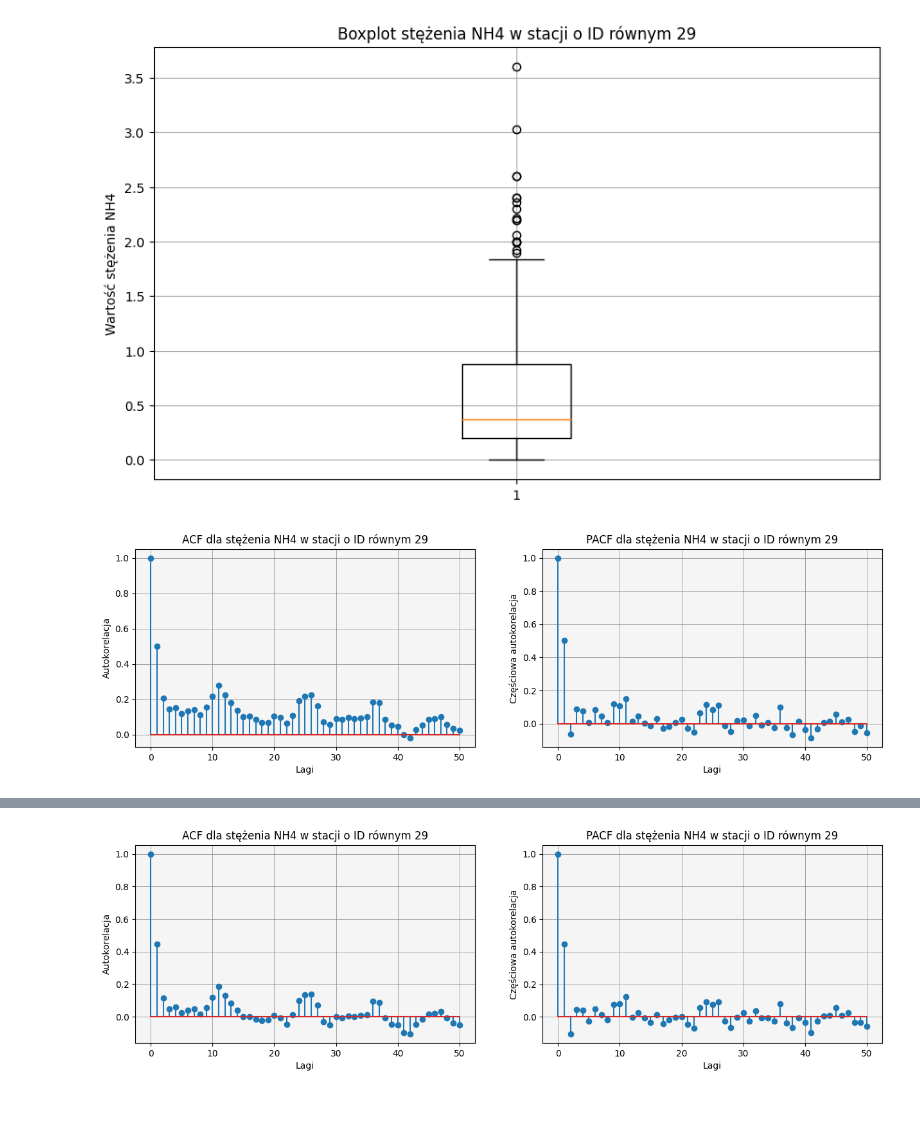
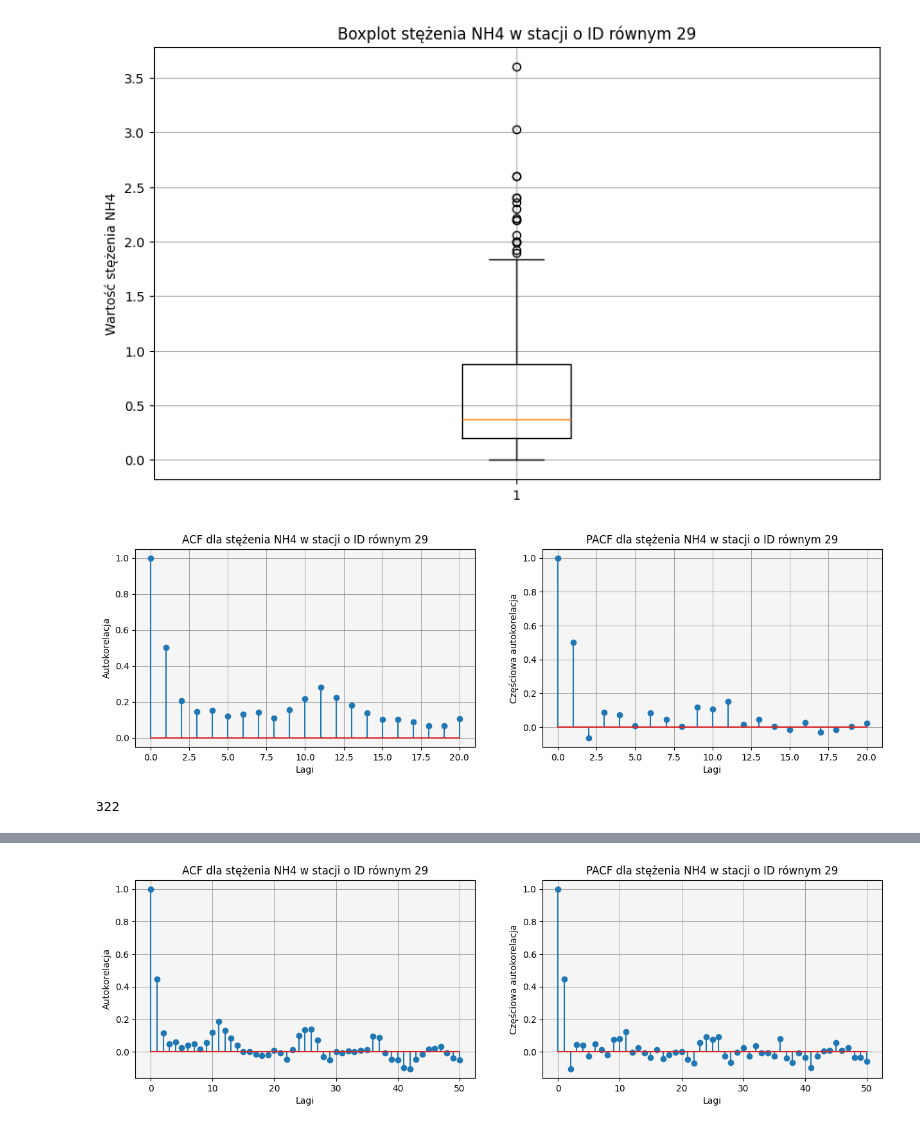
Before and after one commit to MarCodeWaves/Water_pollution_math_modelling, a Jupyter notebook: prez_MDM_kody_z_predykcja.ipynb, the cells around one changed output, grey strips where cells are left out. Cells and saved outputs as stored; diff of their text form; code cells hidden in the pictures.

```diff
--- a/prez_MDM_kody_z_predykcja.ipynb
+++ b/prez_MDM_kody_z_predykcja.ipynb
@@ -147,6 +124,12 @@ Warnings:
 [1] Covariance matrix calculated using the outer product of gradients (complex-step).
 # %% [markdown]
 # Szukanie modelu ARMA
+# %%
+data = pd.read_csv('data//PB_1996_2019_NH4.csv', sep=';')
+
+data['Date'] = pd.to_datetime(data['Date'], format='%d.%m.%Y')
+
+data_sorted = data.sort_values(by='Date')
 # %% [markdown]
 ## 1. Wizualizacja danych
 # %% [markdown]
@@ -154,11 +137,12 @@ Warnings:
 # %%
-station_data = data[data['ID_Station'] == 29]
+stacja = 29
+station_data = data[data['ID_Station'] == stacja]
 
 station_data['Date'] = pd.to_datetime(station_data['Date'], format='%d.%m.%Y')
 
 plt.figure(figsize=(9, 5))
 plt.scatter(station_data['Date'], station_data['NH4'], marker='o', linestyle='-', s=13)
-plt.title('Stężenie NH4 w stacji o ID równym 29')
+plt.title(f'Stężenie NH4 w stacji o ID równym {stacja}')
 plt.xlabel('Data')
 plt.ylabel('Wartość stężenia NH4')
 plt.grid(True)
@@ -188,32 +172,32 @@ plt.show()
 # %%
 from statsmodels.tsa.stattools import acf, pacf
 
 # Obliczenie funkcji autokorelacji
-lags = min(len(station_data) // 2, 50)  # liczba opóźnień
+lags = min(len(station_data) // 2, 20)  # liczba opóźnień
 acf_values = acf(station_data['NH4'], nlags=lags)
 pacf_values = pacf(station_data['NH4'], nlags=lags)
 
 # Wykresy funkcji autokorelacji
 plt.figure(figsize=(15,4))
 
 plt.subplot(1,2,1)
 plt.stem(range(lags + 1), acf_values)
 plt.xlabel('Lagi')
 plt.ylabel('Autokorelacja')
 plt.title('ACF dla stężenia NH4 w stacji o ID równym 29')
 plt.grid(color='gray', linestyle='-', linewidth=0.5)
 plt.gca().set_facecolor('whitesmoke')
 
 plt.subplot(1,2,2)
 plt.stem(range(lags + 1), pacf_values)
 plt.xlabel('Lagi')
 plt.ylabel('Częściowa autokorelacja')
 plt.title('PACF dla stężenia NH4 w stacji o ID równym 29')
 plt.grid(color='gray', linestyle='-', linewidth=0.5)
 plt.gca().set_facecolor('whitesmoke')
 plt.show()
 # %% [output]
-[figure, old version]
+[figure, new version]
 # %%
 X1 = station_data['NH4']
 t_list1 = np.arange(0,(len(X1)),1)
@@ -221,9 +205,11 @@ a, b = np.polyfit(t_list1, X1, deg=1)
 n = len(station_data)
 
 X_no_trend1 = np.zeros(n)
-
+print(len(X1))
 for t in range(1,n):
     X_no_trend1[t] =  X1[t+2357] - a*t - b
+# %% [output]
+322
 # %%
 def funcc(x,c,d,e):
     y = c*np.sin(d*x+e)
```
Also changed, not shown: parts of 32 cells of this notebook, 1 other file.
